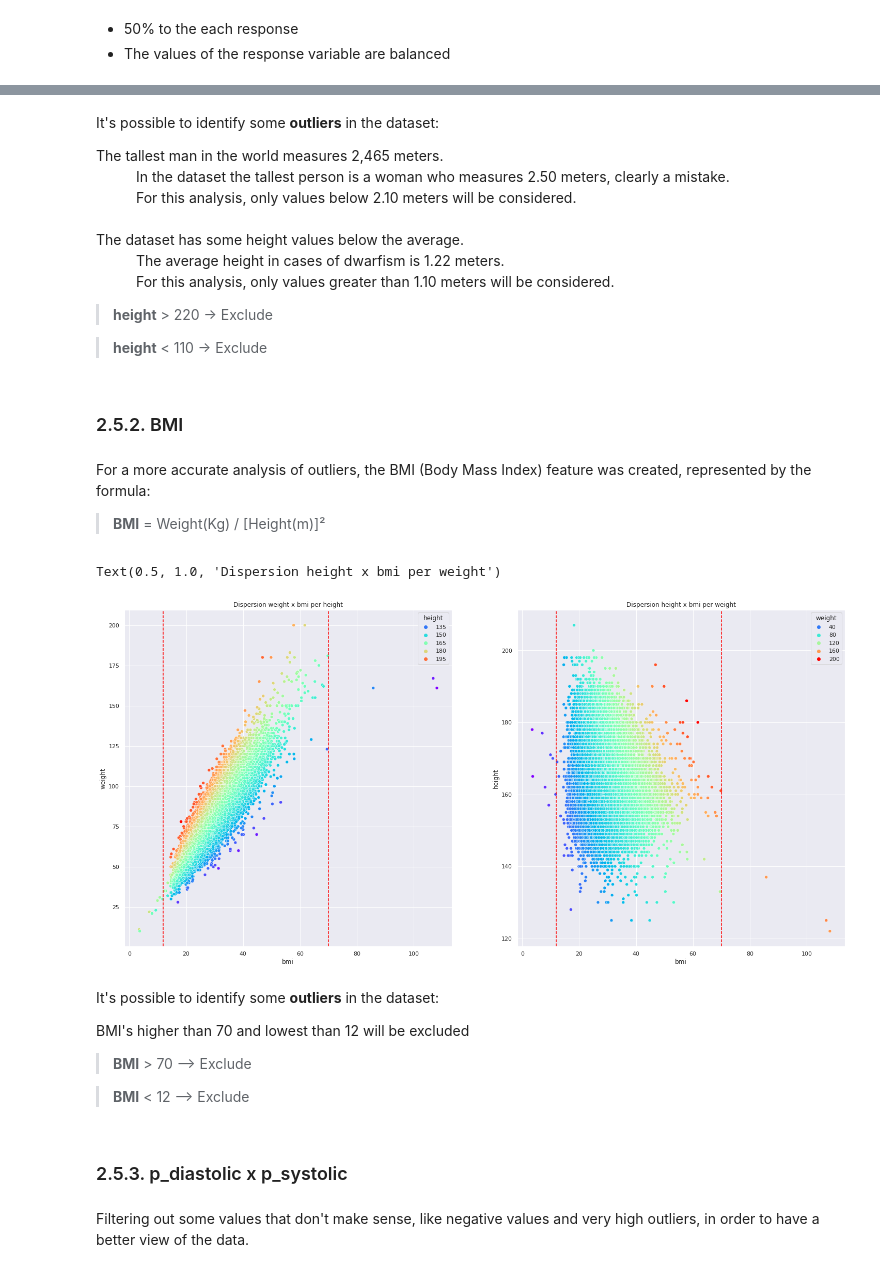
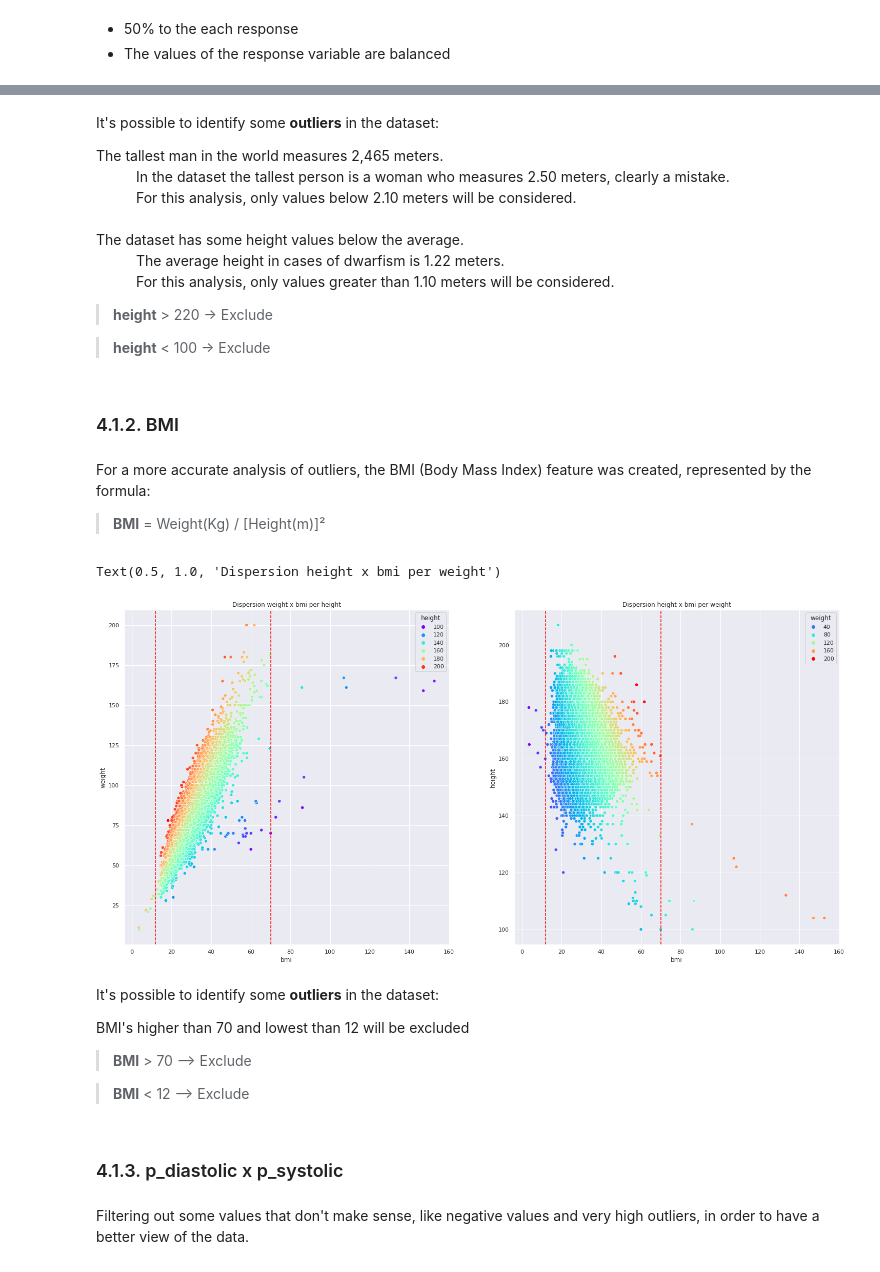
Before and after one commit to tadeucbm/cardio_catch_diseases, a Jupyter notebook: cardio_catch_diseases.ipynb, the cells around one changed output, grey strips where cells are left out. Saved outputs shown, nothing was run; the diff lists cells and outputs as text; code cells hidden in the pictures.

```diff
--- a/cardio_catch_diseases.ipynb
+++ b/cardio_catch_diseases.ipynb
@@ -188,0 +191,2 @@ Name: cardio, dtype: float64
+# %%
+df3 = df2.copy()
@@ -188,0 +255,24 @@ Name: cardio, dtype: float64
+# %%
+# gender
+df3['gender'] = df3['gender'].map({1: 'man', 2: 'woman'})
+
+# cholesterol
+df3['cholesterol'] = df3['cholesterol'].map({1: 'normal', 2:'above_normal', 3:'well_above_normal'})
+
+# glucose
+df3['glucose'] = df3['glucose'].map({1: 'normal', 2:'above_normal', 3:'well_above_normal'})
+
+# active
+df3['active'] = df3['active'].map({0: 'no', 1: 'yes'})
+
+# smoke
+df3['smoke'] = df3['smoke'].map({0: 'no', 1: 'yes'})
+
+# alcohol
+df3['alcohol'] = df3['alcohol'].map({0: 'no', 1: 'yes'})
+
+# high_pressure
+df3['high_pressure'] = df3['high_pressure'].map({0: 'no', 1: 'yes'})
+
+# cardio
+df3['cardio'] = df3['cardio'].map({0: 'no', 1: 'yes'})
@@ -188,0 +291,2 @@ Name: cardio, dtype: float64
+# %%
+df4 = df3.copy()
@@ -228,15 +334,11 @@ It's possible to identify some **outliers** in the dataset:
 
 >**height** > 220 -> Exclude
 
->**height** < 110 -> Exclude
+>**height** < 100 -> Exclude
 # %%
-out_h_tall = df2[df2['height'] >= 220]
-out_h_short = df2[df2['height'] <= 120]
-
-df2 = df2.drop(out_h_tall.index, axis=0).copy()
-df2 = df2.drop(out_h_short.index, axis=0).copy()
+df4 = df4[(df4['height'] <= 220) & (df4['height'] >= 100)]
 # %% [markdown]
-### 2.5.2. BMI
+### 4.1.2. BMI
 # %% [markdown]
 For a more accurate analysis of outliers, the BMI (Body Mass Index) feature was created, represented by the formula:
 
@@ -246,18 +346,18 @@ df2['bmi'] = df2['weight'] / (df2['height']/100)**2
 # %%
 plt.subplot(1, 2, 1)
-sns.scatterplot(x='bmi', y='weight', hue='height', palette='rainbow', data=df2)
+sns.scatterplot(x='bmi', y='weight', hue='height', palette='rainbow', data=df4)
 plt.axvline(x=12, color='red', linestyle='--')
 plt.axvline(x=70, color='red', linestyle='--')
 plt.title('Dispersion weight x bmi per height')
 
 plt.subplot(1, 2, 2)
-sns.scatterplot(x='bmi', y='height', hue='weight', palette='rainbow', data=df2)
+sns.scatterplot(x='bmi', y='height', hue='weight', palette='rainbow', data=df4)
 plt.axvline(x=12, color='red', linestyle='--')
 plt.axvline(x=70, color='red', linestyle='--')
 plt.title('Dispersion height x bmi per weight')
 # %% [output]
 Text(0.5, 1.0, 'Dispersion height x bmi per weight')
-[figure, old version]
+[figure, new version]
 # %% [markdown]
 It's possible to identify some **outliers** in the dataset:
 
@@ -276,4 +374,4 @@ df2 = df2.drop(drop_bmi.index, axis=0).copy()
 # %% [markdown]
-### 2.5.3. p_diastolic x p_systolic
+### 4.1.3. p_diastolic x p_systolic
 # %%
 # pre filtering -> filtering values without sense
```
Also changed, not shown: parts of 59 cells of this notebook, 1 other file.
